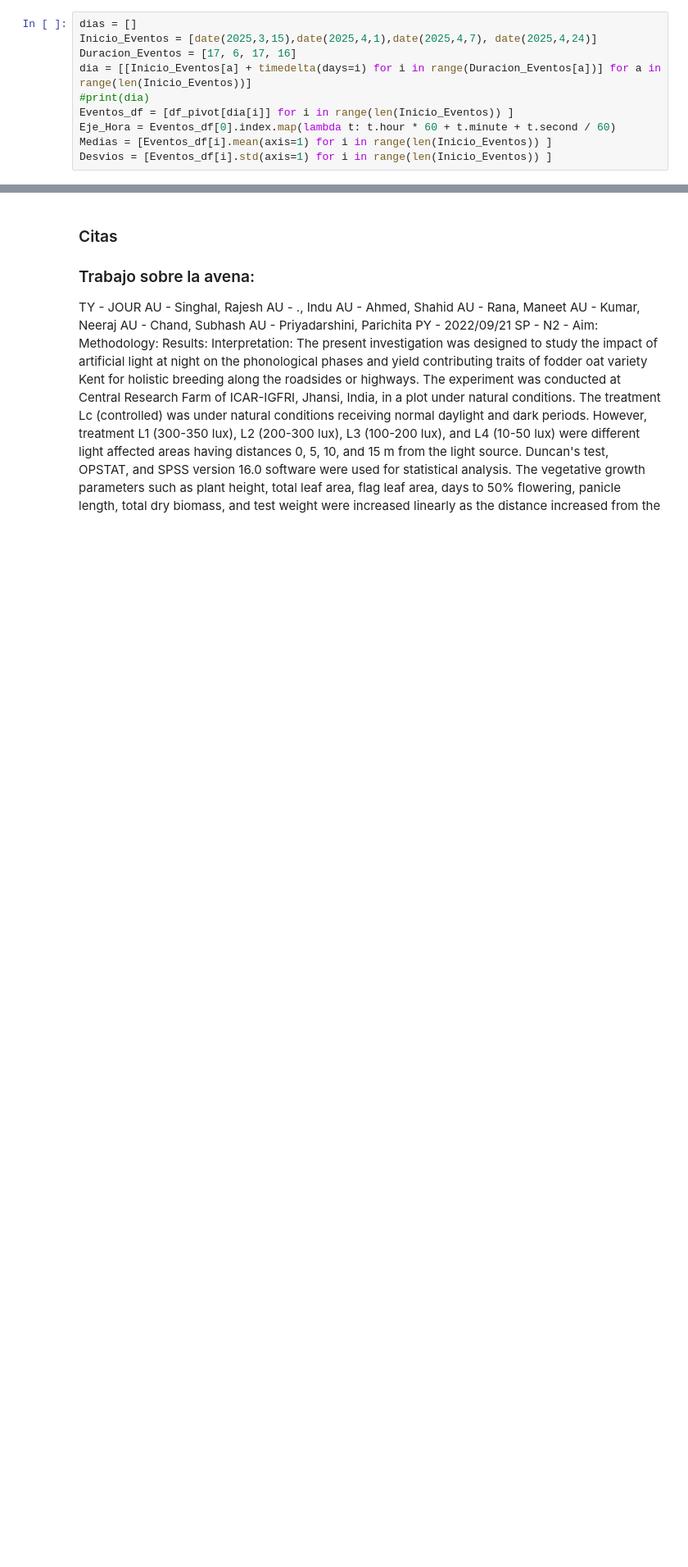
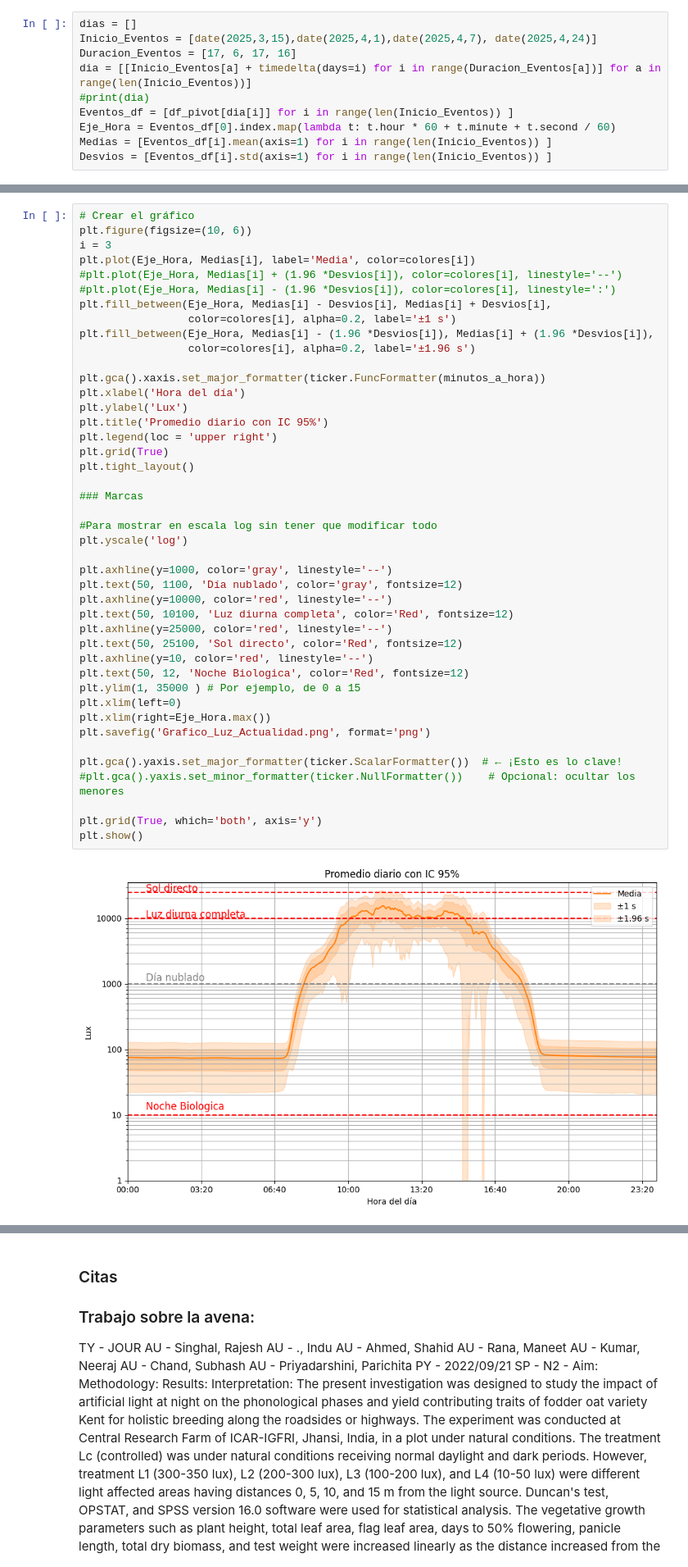
Before and after one commit to Juanchumu/ECO2, a Jupyter notebook: Eco2_tp1_final.ipynb, the cells around one changed output, grey strips where cells are left out. Shown at 82% size. Drawn from its saved outputs; the diff is of its cells as text; blank space fills up the shorter version.

```diff
--- a/Eco2_tp1_final.ipynb
+++ b/Eco2_tp1_final.ipynb
@@ -391,2 +403,47 @@ plt.show()
+# %%
+# Crear el gráfico
+plt.figure(figsize=(10, 6))
+i = 3
+plt.plot(Eje_Hora, Medias[i], label='Media', color=colores[i])
+#plt.plot(Eje_Hora, Medias[i] + (1.96 *Desvios[i]), color=colores[i], linestyle='--')
+#plt.plot(Eje_Hora, Medias[i] - (1.96 *Desvios[i]), color=colores[i], linestyle=':')
+plt.fill_between(Eje_Hora, Medias[i] - Desvios[i], Medias[i] + Desvios[i],
+                 color=colores[i], alpha=0.2, label='±1 s')
+plt.fill_between(Eje_Hora, Medias[i] - (1.96 *Desvios[i]), Medias[i] + (1.96 *Desvios[i]),
+                 color=colores[i], alpha=0.2, label='±1.96 s')
+
+plt.gca().xaxis.set_major_formatter(ticker.FuncFormatter(minutos_a_hora))
+plt.xlabel('Hora del día')
+plt.ylabel('Lux')
+plt.title('Promedio diario con IC 95%')
+plt.legend(loc = 'upper right')
+plt.grid(True)
+plt.tight_layout()
+
+### Marcas
+
+#Para mostrar en escala log sin tener que modificar todo
+plt.yscale('log')
+
+plt.axhline(y=1000, color='gray', linestyle='--')
+plt.text(50, 1100, 'Día nublado', color='gray', fontsize=12)
+plt.axhline(y=10000, color='red', linestyle='--')
+plt.text(50, 10100, 'Luz diurna completa', color='Red', fontsize=12)
+plt.axhline(y=25000, color='red', linestyle='--')
+plt.text(50, 25100, 'Sol directo', color='Red', fontsize=12)
+plt.axhline(y=10, color='red', linestyle='--')
+plt.text(50, 12, 'Noche Biologica', color='Red', fontsize=12)
+plt.ylim(1, 35000 ) # Por ejemplo, de 0 a 15
+plt.xlim(left=0)
+plt.xlim(right=Eje_Hora.max())
+plt.savefig('Grafico_Luz_Actualidad.png', format='png')
+
+plt.gca().yaxis.set_major_formatter(ticker.ScalarFormatter())  # ← ¡Esto es lo clave!
+#plt.gca().yaxis.set_minor_formatter(ticker.NullFormatter())    # Opcional: ocultar los menores
+
+plt.grid(True, which='both', axis='y')
+plt.show()
+# %% [output]
+[figure, added]
 # %% [markdown]
 * Se puede apreciar como ahora se enfrenta otro problema, hay luz de noche proveniente de la estacion
```
Also changed, not shown: parts of 7 cells of this notebook, 2 other files.
